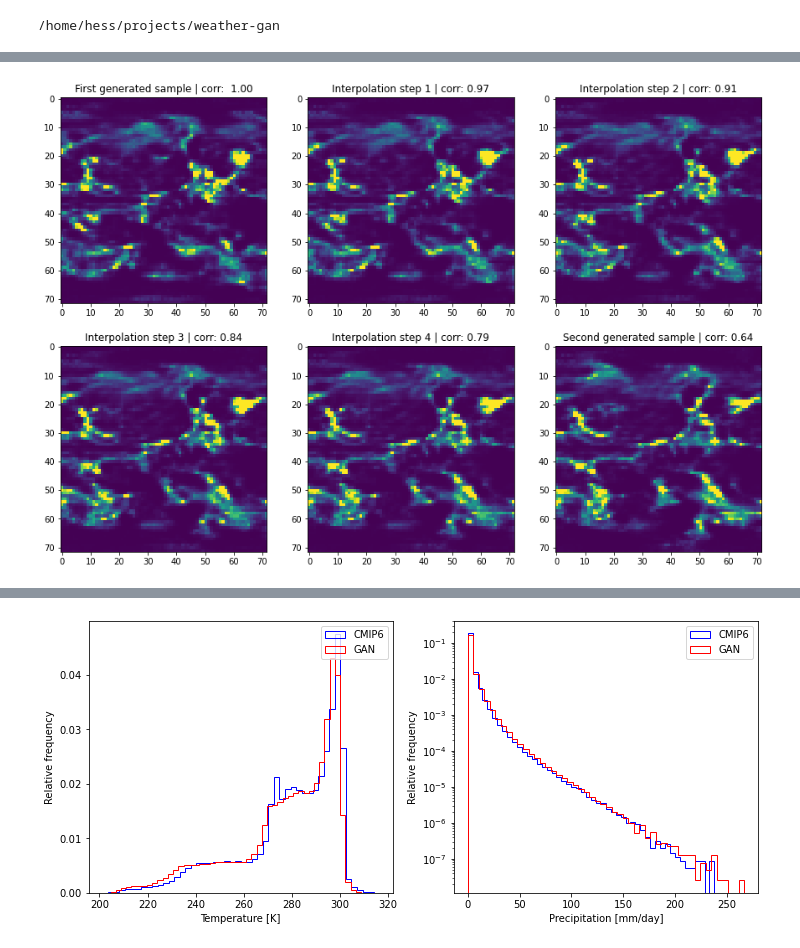
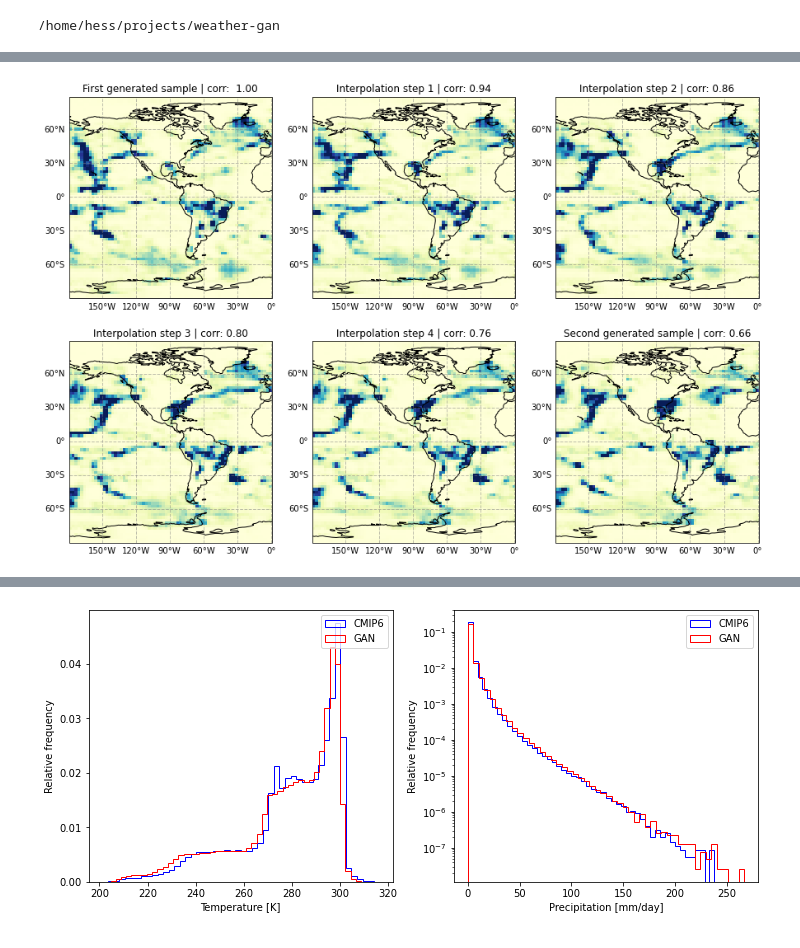
Before and after one commit to p-hss/weather-gan, a Jupyter notebook: notebooks/dev-inference.ipynb, the cells around one changed output, grey strips where cells are left out. Drawn from its saved outputs; the diff is of its cells as text; code cells hidden in the pictures.

```diff
--- a/notebooks/dev-inference.ipynb
+++ b/notebooks/dev-inference.ipynb
@@ -86,29 +108,30 @@ def corr(x, y):
 # %%
 n_col = 2
 n_row = int((2 + n_steps)//2)
 vmax = 20
 
-plt.figure(figsize=(15,10))
+fig = plt.figure(figsize=(15,10))
 
-plt.subplot(n_col,n_row,1)
-plt.imshow(yhat_init[0,0], vmax=vmax)
+ax = fig.add_subplot(n_col,n_row, 1, projection=ccrs.PlateCarree())
+_ = plot_map(yhat_init[0,0], ax, 0, vmax, 'YlGnBu')
+
 correlation = corr(yhat_init[0,0], yhat_init[0,0])
 plt.title(f"First generated sample | corr: {correlation: 2.2f}")
 
 for i in range(n_steps):
     correlation = corr(yhat_init[0,0], yhat_inter_list[i][0,0])
-    plt.subplot(n_col,n_row,2+i)
-    plt.imshow(yhat_inter_list[i][0,0], vmax=vmax)
+    ax = fig.add_subplot(n_col,n_row, 2+i, projection=ccrs.PlateCarree())
+    _ = plot_map(yhat_inter_list[i][0,0], ax, 0, vmax, 'YlGnBu')
     plt.title(f"Interpolation step {i+1} | corr: {correlation :2.2f}")
 
-plt.subplot(n_col,n_row,n_row*n_col)
+ax = fig.add_subplot(n_col,n_row, n_row*n_col, projection=ccrs.PlateCarree())
+_ = plot_map(yhat_final[0,0], ax, 0, vmax, 'YlGnBu')
 correlation = corr(yhat_init[0,0], yhat_final[0,0])
 plt.title(f"Second generated sample | corr: {correlation:2.2f}")
-plt.imshow(yhat_final[0,0], vmax=vmax)
 
 plt.show()
 # %% [output]
-[figure, old version]
+[figure, new version]
 # %%
 i = np.random.randint(100)
 print(i)
```
Also changed, not shown: parts of 8 cells of this notebook, 3 other files.
